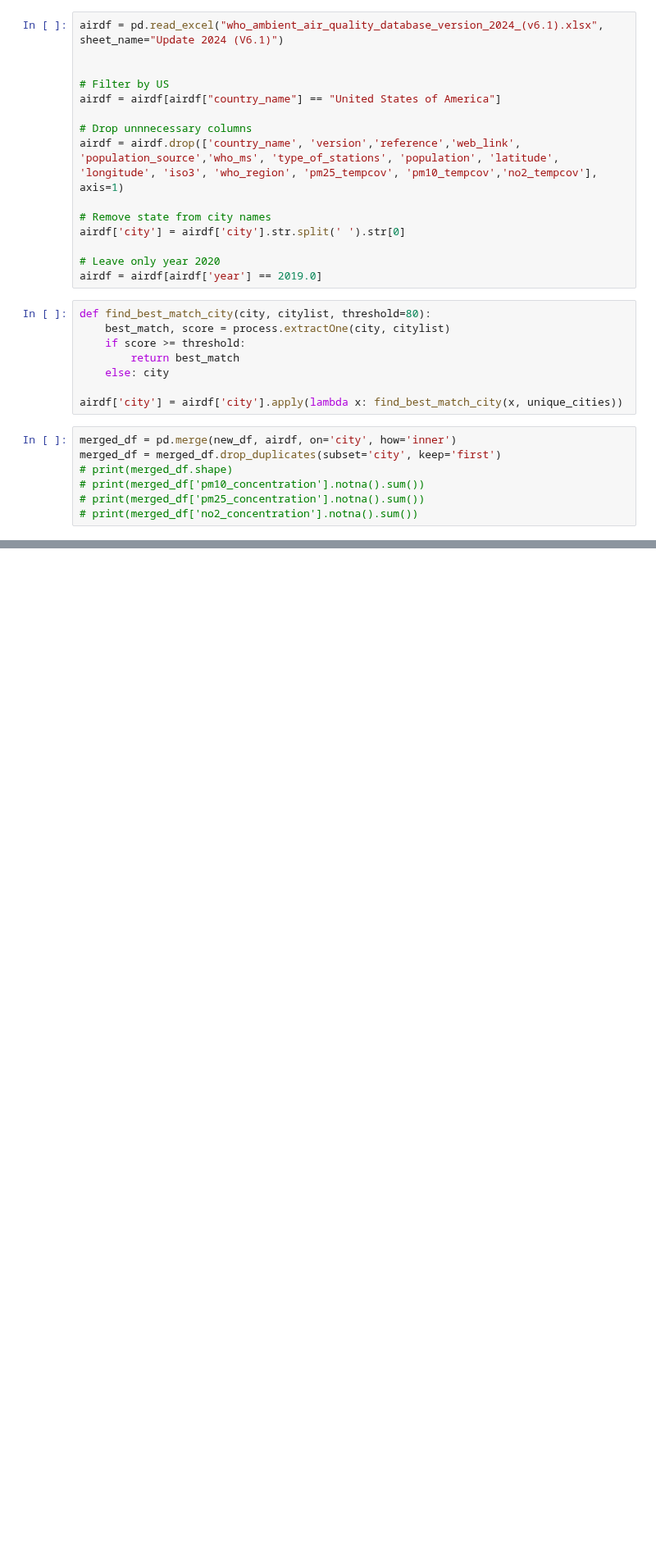
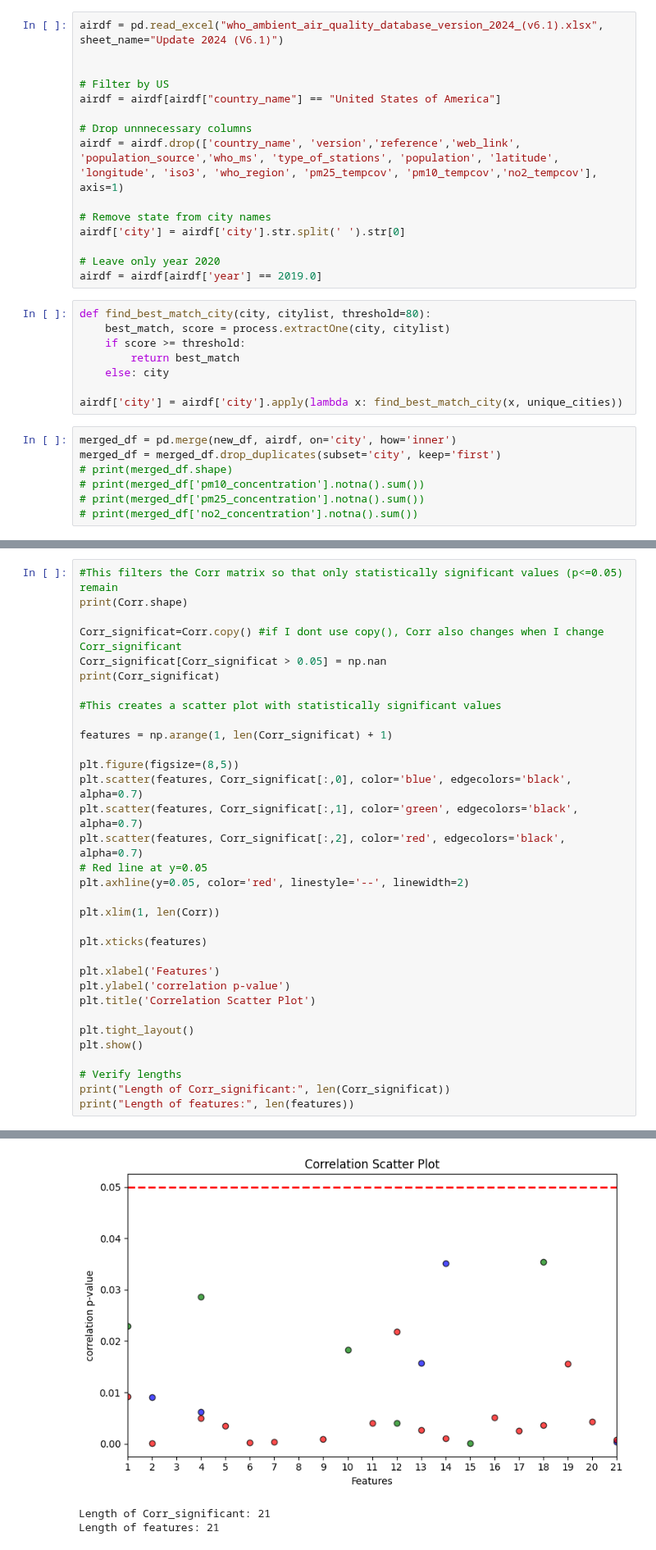
Before and after one commit to filoooooonov/pse-project, a Jupyter notebook: project.ipynb, the cells around one changed output, grey strips where cells are left out. Shown at 82% size. Drawn from its saved outputs; the diff is of its cells as text; blank space fills up the shorter version.

```diff
--- a/project.ipynb
+++ b/project.ipynb
@@ -147,0 +271,34 @@ Correlation between health measures and air pollutants:
+# %%
+#This filters the Corr matrix so that only statistically significant values (p<=0.05) remain
+print(Corr.shape)
+
+Corr_significat=Corr.copy() #if I dont use copy(), Corr also changes when I change Corr_significant
+Corr_significat[Corr_significat > 0.05] = np.nan
+print(Corr_significat)
+
+#This creates a scatter plot with statistically significant values
+
+features = np.arange(1, len(Corr_significat) + 1)
+
+plt.figure(figsize=(8,5))
+plt.scatter(features, Corr_significat[:,0], color='blue', edgecolors='black', alpha=0.7)
+plt.scatter(features, Corr_significat[:,1], color='green', edgecolors='black', alpha=0.7)
+plt.scatter(features, Corr_significat[:,2], color='red', edgecolors='black', alpha=0.7)
+# Red line at y=0.05
+plt.axhline(y=0.05, color='red', linestyle='--', linewidth=2)
+
+plt.xlim(1, len(Corr))
+
+plt.xticks(features)
+
+plt.xlabel('Features')
+plt.ylabel('correlation p-value')
+plt.title('Correlation Scatter Plot')
+
+plt.tight_layout()
+plt.show()
+
+# Verify lengths
+print("Length of Corr_significant:", len(Corr_significat))
+print("Length of features:", len(features))
+# %% [output]
@@ -147,0 +322,3 @@ Correlation between health measures and air pollutants:
+[figure, added]
+Length of Corr_significant: 21
+Length of features: 21
```
Also changed, not shown: parts of 9 cells of this notebook.
